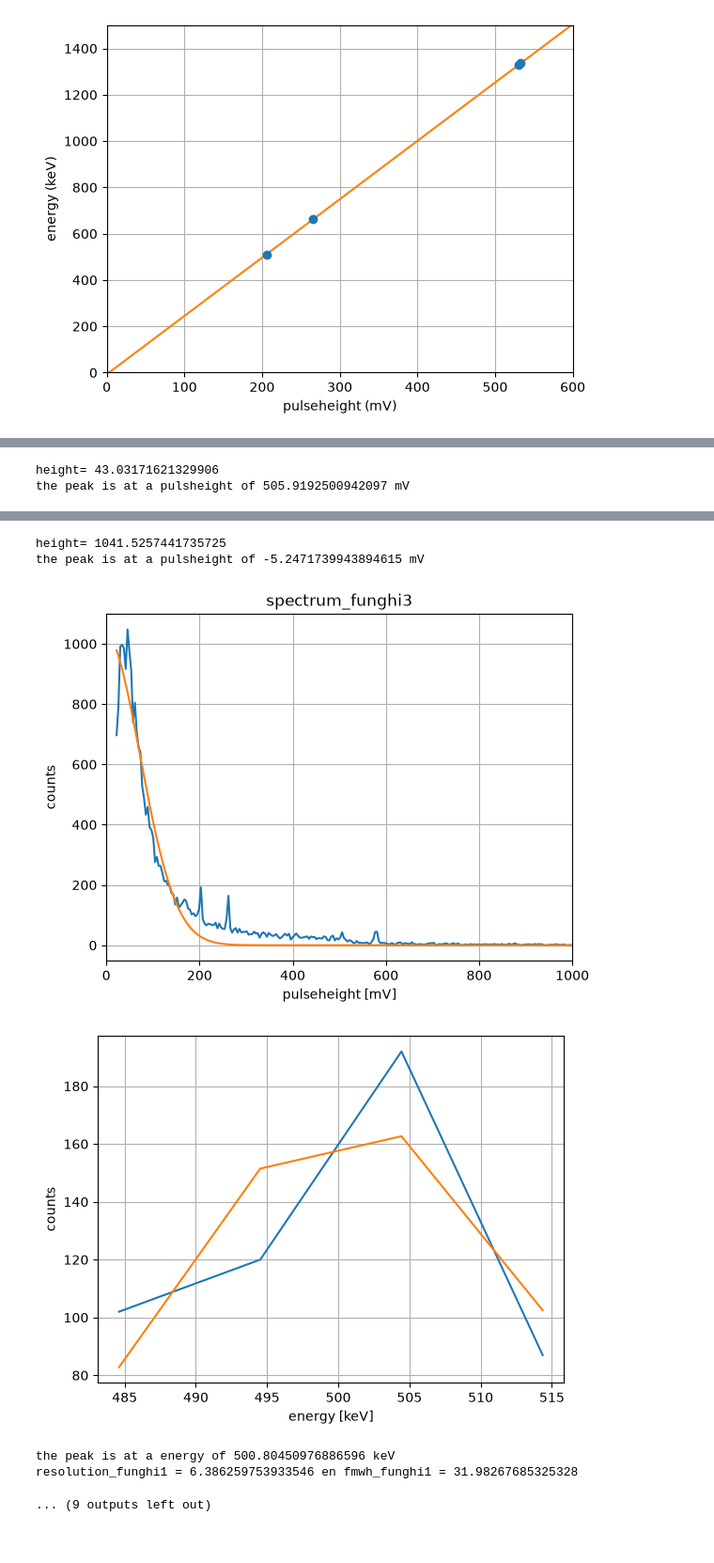
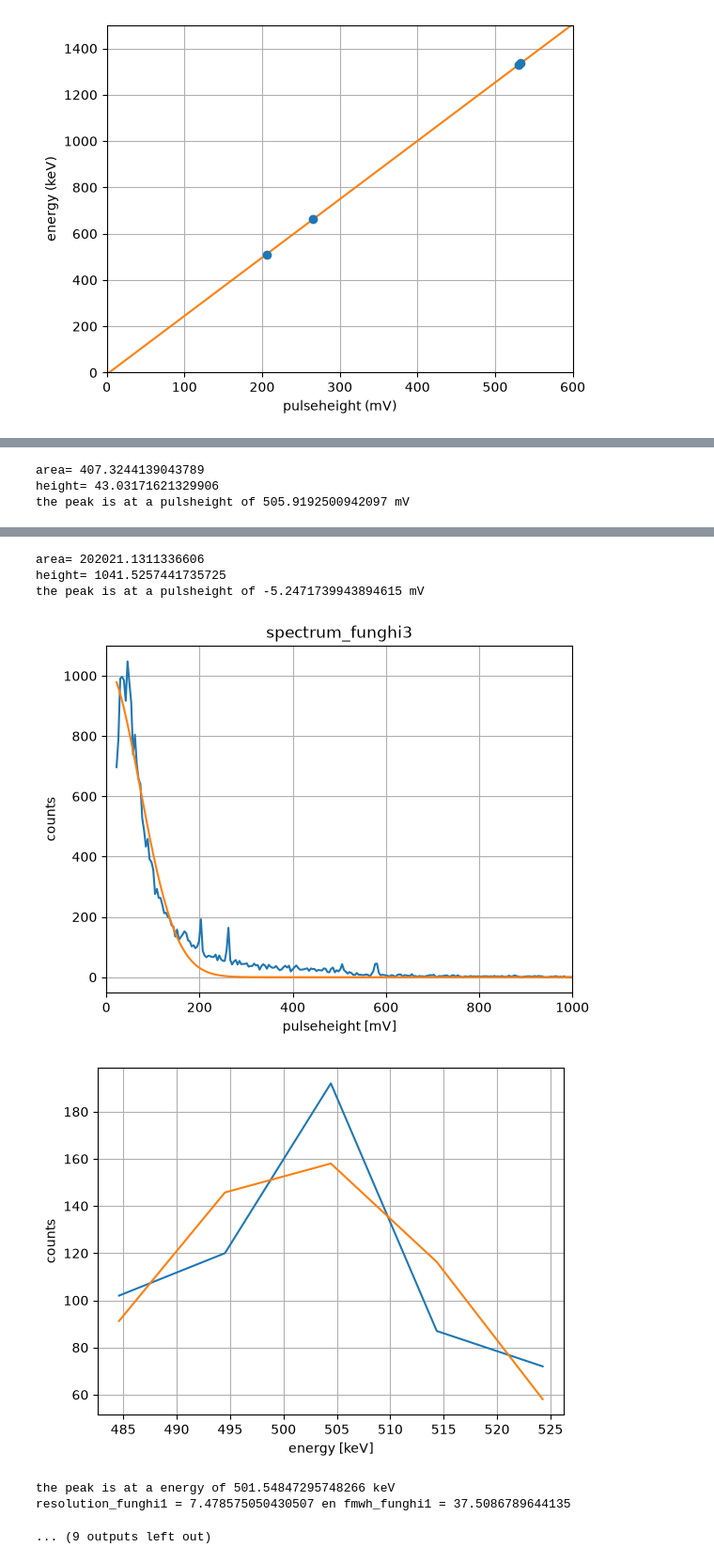
Before and after one commit to edwarddrenth/NSP2-particle-physics, a Jupyter notebook: fit.ipynb, the cells around one changed output, grey strips where cells are left out. Shown at 94% size. Drawn from its saved outputs; the diff is of its cells as text; code cells hidden in the pictures.

```diff
--- a/fit.ipynb
+++ b/fit.ipynb
@@ -33,8 +33,10 @@ def fitten_pulseheight(file, cutoff1, cutoff2):
     params = mod.guess(counts, x=pulseheight)
     fit_result = mod.fit(counts, params, x=pulseheight)
 
-    # Area and uncertainty under an of the fit
+    # height, Area and uncertainty under an of the fit
     height = fit_result.params['height'].value
+    Area = fit_result.params['amplitude'].value
+    print(f"area= {Area} ")
     print(f"height= {height} ")
     uncertainty = fit_result.params["fwhm"].value/(2*np.sqrt(2*np.log(2)))
 
@@ -53,23 +55,23 @@ def fitten_pulseheight(file, cutoff1, cutoff2):
     plt.grid(True)
     plt.show()
 
-    return pulseheight_max, uncertainty, pulseheight_list, counts
+    return pulseheight_max, uncertainty, pulseheight_list, counts, Area
 # %% [markdown]
 Uses function above with our measuremnts and parameters
 # %%
 
-pulseheight_Na, std_Na, pulseheight_list_Na, counts_Na = fitten_pulseheight(
+pulseheight_Na, std_Na, pulseheight_list_Na, counts_Na,Area_NA = fitten_pulseheight(
     "calibration_HPGE/spectrum_Na_22_2", 190,400
 )
-pulseheight_Cs1, std_Cs1, pulse_height_list_Cs1, counts_Cs1= fitten_pulseheight(
+pulseheight_Cs1, std_Cs1, pulse_height_list_Cs1, counts_Cs1, Area_CS1= fitten_pulseheight(
     "calibration_HPGE/spectrum_Cs_137_1", 200,1000
 )
 
-pulseheight_Co2, std_Co2, pulseheight_list_Co2, counts_Co2 = fitten_pulseheight(
+pulseheight_Co2, std_Co2, pulseheight_list_Co2, counts_Co2, ARea_Co1 = fitten_pulseheight(
     "calibration_HPGE/spectrum_Co_60_2", 500,1000
 )
 
-pulseheight_Co3, std_Co3, pulseheight_list_Co3, counts_Co3 = fitten_pulseheight(
+pulseheight_Co3, std_Co3, pulseheight_list_Co3, counts_Co3, Area_Co3 = fitten_pulseheight(
     "spectrum_Co_60_3_semiconductor", 500,1000
 )
 pulseheight_array = np.array(
@@ -310,24 +318,24 @@ the peak is at a pulsheight of 530.629594570083 mV
 # print(f"resolution_funghi2 = {resolution_funghi2} en fmwh_funghi2 = {fmwh_funghi2}")
 
 
-pulseheight_funghi1, std_funghi1, pulseheight_list_funghi1, counts_funghi1 = fitten_pulseheight(
-    "spectrum_funghi3", 195, 210
+pulseheight_funghi1, std_funghi1, pulseheight_list_funghi1, counts_funghi1, Area_fungi2 = fitten_pulseheight(
+    "spectrum_funghi3", 192, 211
 )
 
-pulseheight_funghi2, std_funghi2, pulseheight_list_funghi2, counts_funghi2 = fitten_pulseheight(
+pulseheight_funghi2, std_funghi2, pulseheight_list_funghi2, counts_funghi2, Area_fungi3 = fitten_pulseheight(
     "spectrum_funghi3", 565, 590
 )
 
-pulseheight_funghi3, std_funghi3, pulseheight_list_funghi3, counts_funghi3 = fitten_pulseheight(
+pulseheight_funghi3, std_funghi3, pulseheight_list_funghi3, counts_funghi3, Area_fungi3 = fitten_pulseheight(
     "spectrum_funghi3", 253, 270
 )
 
-pulseheight_funghi4, std_funghi4, pulseheight_list_funghi4, counts_funghi4 = fitten_pulseheight(
+pulseheight_funghi4, std_funghi4, pulseheight_list_funghi4, counts_funghi4, Area_fungi4 = fitten_pulseheight(
     "spectrum_funghi3", 500, 513
 )
 
 
-pulseheight_funghi5, std_funghi5, pulseheight_list_funghi5, counts_funghi5 = fitten_pulseheight(
+pulseheight_funghi5, std_funghi5, pulseheight_list_funghi5, counts_funghi5, Area_fungi5 = fitten_pulseheight(
     "spectrum_funghi3", 0, 1000
 )
 
@@ -378,15 +389,17 @@ the peak is at a pulsheight of 578.5822447257265 mV
 height= 143.68992242739017
 the peak is at a pulsheight of 261.3109916865973 mV
 [figure]
+area= 407.3244139043789
 height= 43.03171621329906
 the peak is at a pulsheight of 505.9192500942097 mV
 [figure]
+area= 202021.1311336606
 height= 1041.5257441735725
 the peak is at a pulsheight of -5.2471739943894615 mV
 [figure]
-[figure, old version]
+[figure, new version]
-the peak is at a energy of 500.80450976886596 keV
-resolution_funghi1 = 6.386259753933546 en fmwh_funghi1 = 31.98267685325328
+the peak is at a energy of 501.54847295748266 keV
+resolution_funghi1 = 7.478575050430507 en fmwh_funghi1 = 37.5086789644135
 ... (9 outputs left out)
 # %%
 
```
Also changed, not shown: parts of 6 cells of this notebook, 3 other files.
